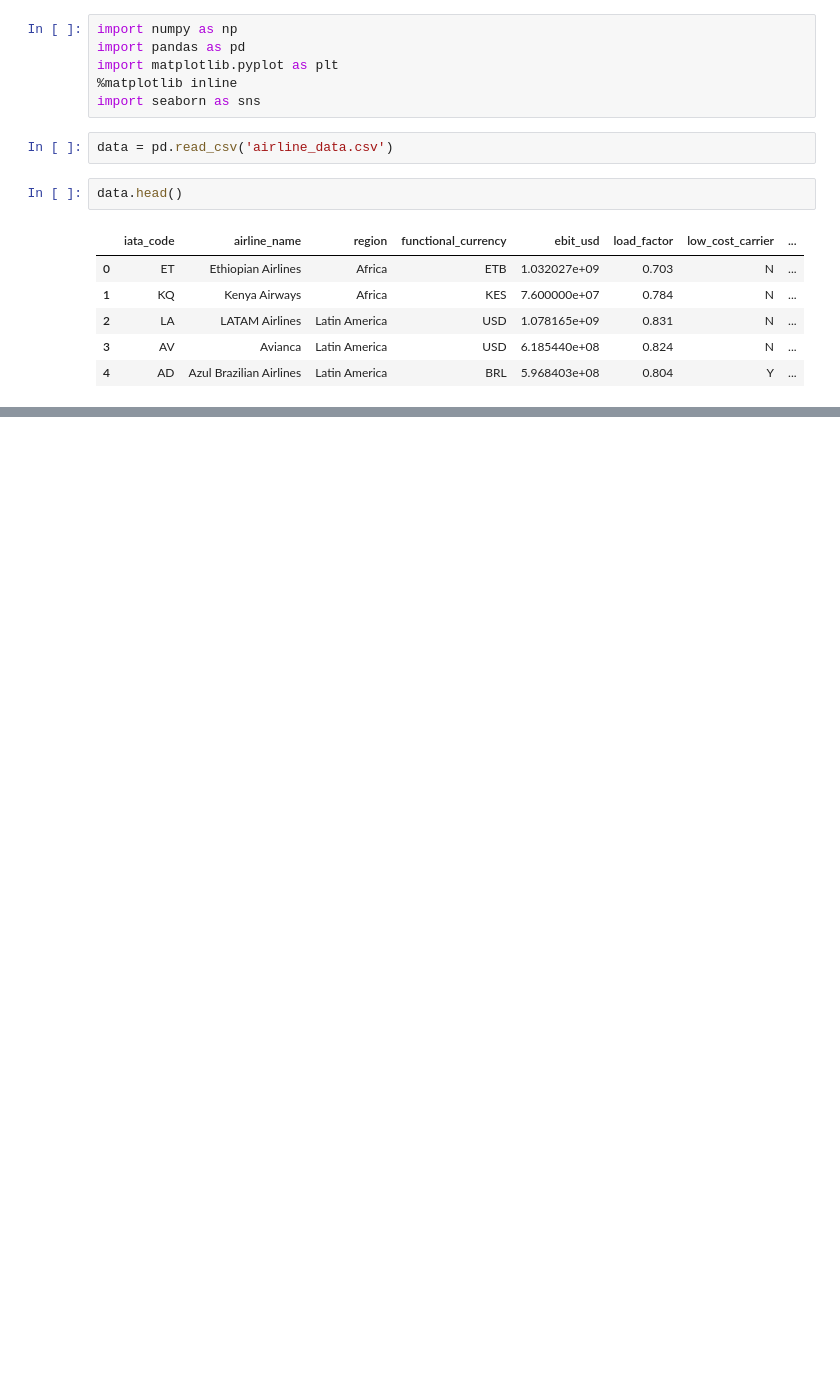
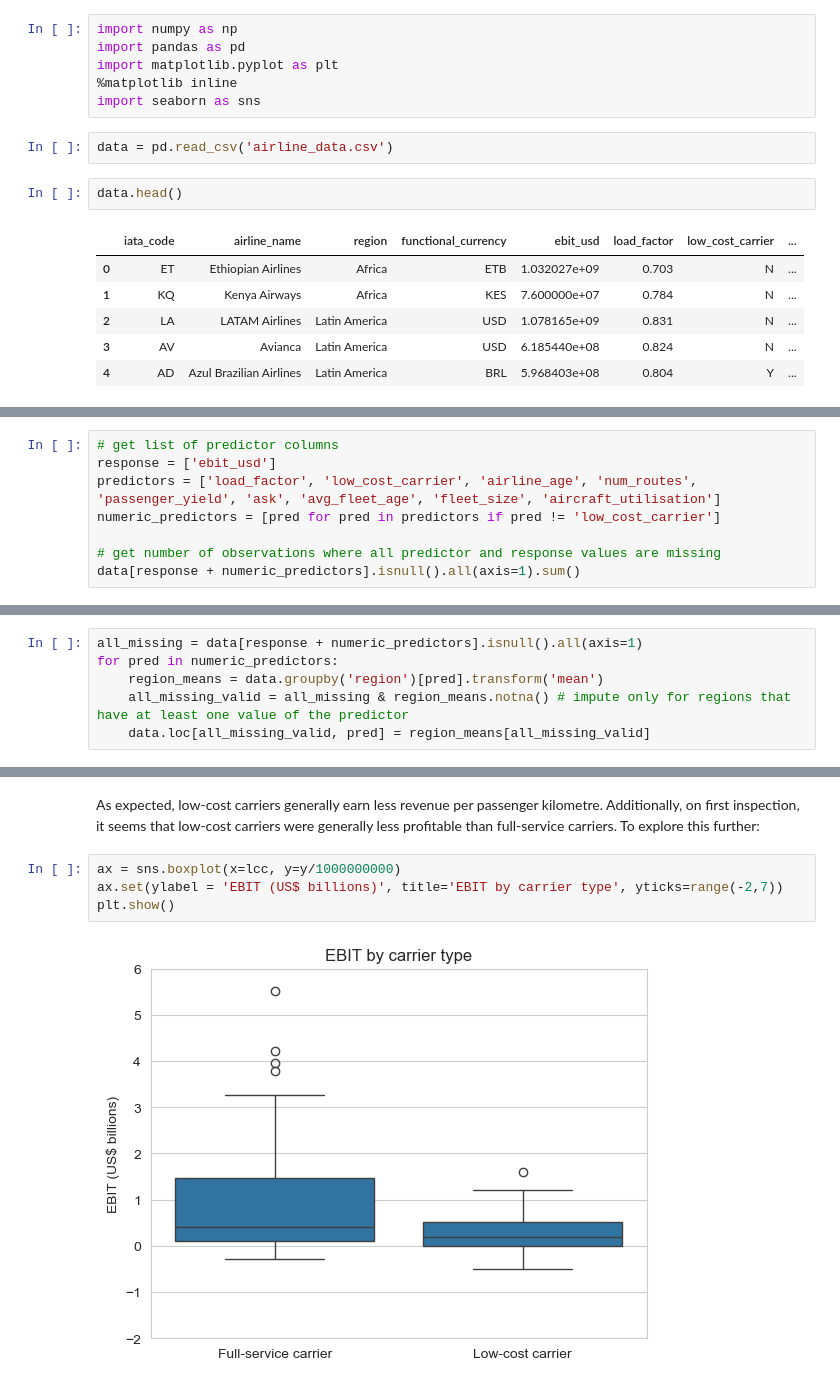
Before and after one commit to darrendube/airline-profitability-analysis, a Jupyter notebook: notebook.ipynb, the cells around one changed output, grey strips where cells are left out. Saved outputs shown, nothing was run; the diff lists cells and outputs as text; blank space fills up the shorter version.

```diff
--- a/notebook.ipynb
+++ b/notebook.ipynb
@@ -17,0 +84,8 @@ data.head()
+# %%
+# get list of predictor columns
+response = ['ebit_usd']
+predictors = ['load_factor', 'low_cost_carrier', 'airline_age', 'num_routes', 'passenger_yield', 'ask', 'avg_fleet_age', 'fleet_size', 'aircraft_utilisation']
+numeric_predictors = [pred for pred in predictors if pred != 'low_cost_carrier']
+
+# get number of observations where all predictor and response values are missing
+data[response + numeric_predictors].isnull().all(axis=1).sum()
@@ -17,0 +109,6 @@ data.head()
+# %%
+all_missing = data[response + numeric_predictors].isnull().all(axis=1)
+for pred in numeric_predictors:
+    region_means = data.groupby('region')[pred].transform('mean')
+    all_missing_valid = all_missing & region_means.notna() # impute only for regions that have at least one value of the predictor
+    data.loc[all_missing_valid, pred] = region_means[all_missing_valid]
@@ -17,0 +250,8 @@ data.head()
+# %% [markdown]
+As expected, low-cost carriers generally earn less revenue per passenger kilometre. Additionally, on first inspection, it seems that low-cost carriers were generally less profitable than full-service carriers. To explore this further:
+# %%
+ax = sns.boxplot(x=lcc, y=y/1000000000)
+ax.set(ylabel = 'EBIT (US$ billions)', title='EBIT by carrier type', yticks=range(-2,7))
+plt.show()
+# %% [output]
+[figure, added]
```
Also changed, not shown: parts of 126 cells of this notebook, 2 other files.
